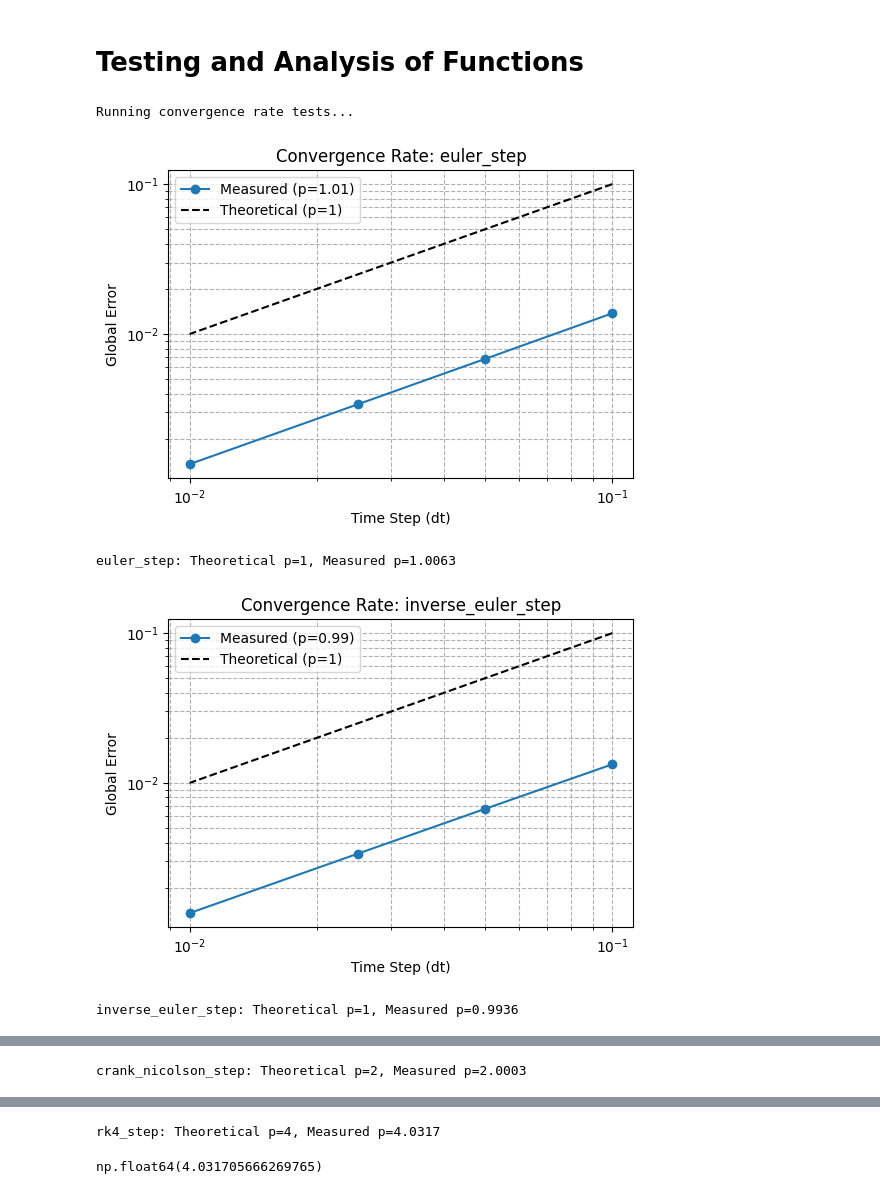
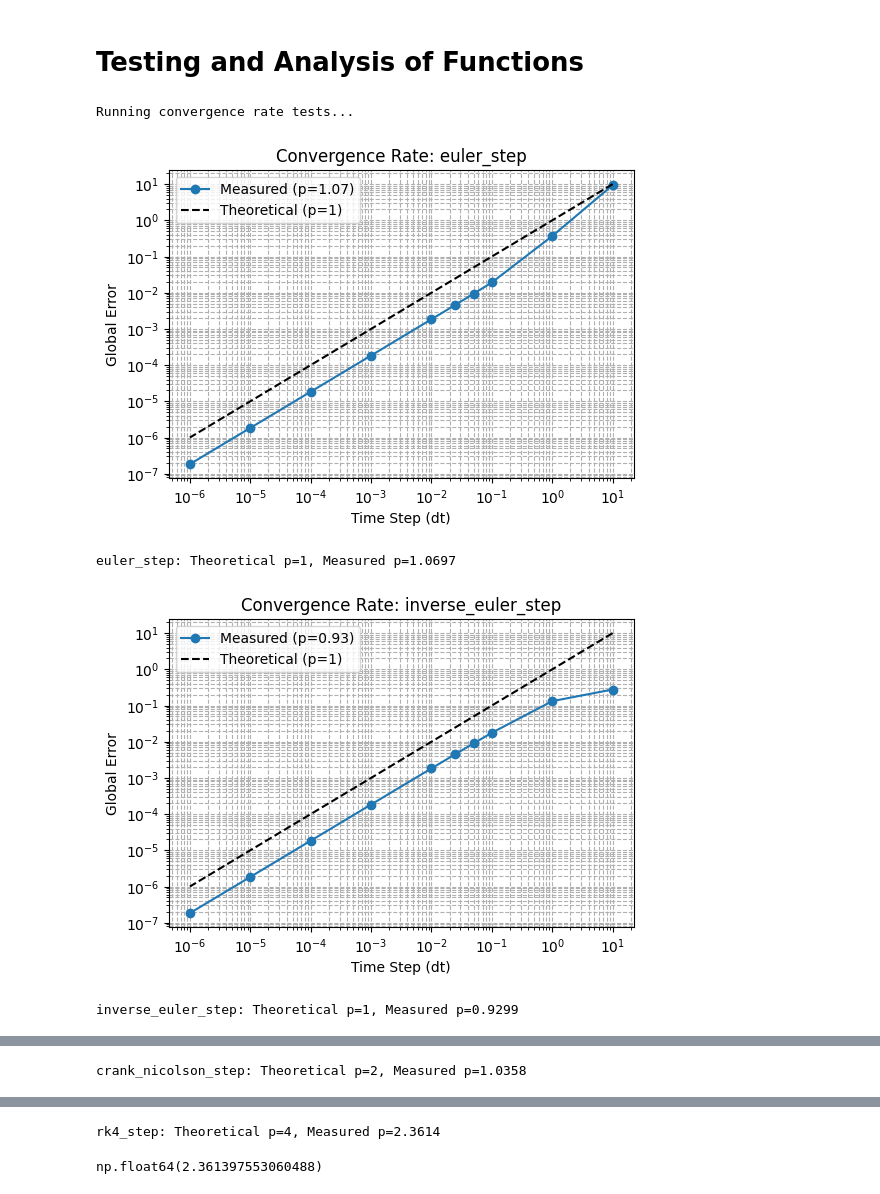
Before and after one commit to maug33/MUSE_AM1, a Jupyter notebook: Milestone3.ipynb, the cells around one changed output, grey strips where cells are left out. Drawn from its saved outputs; the diff is of its cells as text; code cells hidden in the pictures.

```diff
--- a/Milestone3.ipynb
+++ b/Milestone3.ipynb
@@ -96,7 +95,7 @@ def evaluate_convergence_rate(stepper_func, f, u0, t_span, u_exact_func, p_theor
     """
     t_start, t_end = t_span
     # Test across a range of decreasing time steps
-    h_values = np.array([0.1, 0.05, 0.025, 0.01])
+    h_values = np.array([10, 1, 0.1, 0.05, 0.025, 0.01, 0.001, 0.0001, 1e-5, 1e-6])
     errors = []
 
     # Get exact solution at final time
@@ -141,36 +140,36 @@ def evaluate_convergence_rate(stepper_func, f, u0, t_span, u_exact_func, p_theor
 def f_simple(u, t):
     return -u
 
 def u_exact_simple(t):
     return np.array([np.exp(-t)])
 
-# The jacobian of f_simple (J = d(-u)/du = -1) is needed for implicit solvers.
+# The jacobian of f_simple (J = d(-u)/du = -1) needed for implicit solvers.
 def jacobian_simple(u, t):
     return np.array([[-1.0]])
 
 
 # --- Test Setup ---
 u0_simple = np.array([1.0])
-t_span_simple = (0, 2)
+t_span_simple = (0, 1)
 solver_args = {'jacobian_f': jacobian_simple} # for implicit methods
 
 # --- Run Convergence Rate Tests ---
 print("Running convergence rate tests...")
 
 # 1. Euler (p=1)
 evaluate_convergence_rate(euler_step, f_simple, u0_simple, t_span_simple, u_exact_simple, p_theoretical=1)
 
 # 2. Inverse Euler (p=1)
 evaluate_convergence_rate(inverse_euler_step, f_simple, u0_simple, t_span_simple, u_exact_simple, p_theoretical=1, **solver_args)
 
 # 3. Crank-Nicolson (p=2)
 evaluate_convergence_rate(crank_nicolson_step, f_simple, u0_simple, t_span_simple, u_exact_simple, p_theoretical=2, **solver_args)
 
 # 4. RK4 (p=4)
 evaluate_convergence_rate(rk4_step, f_simple, u0_simple, t_span_simple, u_exact_simple, p_theoretical=4)
 # %% [output]
 Running convergence rate tests...
-[figure, old version]
+[figure, new version]
-euler_step: Theoretical p=1, Measured p=1.0063
+euler_step: Theoretical p=1, Measured p=1.0697
-[figure, old version]
+[figure, new version]
-inverse_euler_step: Theoretical p=1, Measured p=0.9936
+inverse_euler_step: Theoretical p=1, Measured p=0.9299
@@ -178 +177 @@ inverse_euler_step: Theoretical p=1, Measured p=0.9936
-crank_nicolson_step: Theoretical p=2, Measured p=2.0003
+crank_nicolson_step: Theoretical p=2, Measured p=1.0358
@@ -180,5 +179,5 @@ crank_nicolson_step: Theoretical p=2, Measured p=2.0003
-rk4_step: Theoretical p=4, Measured p=4.0317
+rk4_step: Theoretical p=4, Measured p=2.3614
-np.float64(4.031705666269765)
+np.float64(2.361397553060488)
 # %% [markdown]
 # Discussion of Results:
 
```
Also changed, not shown: parts of 3 cells of this notebook, 6 other files.
